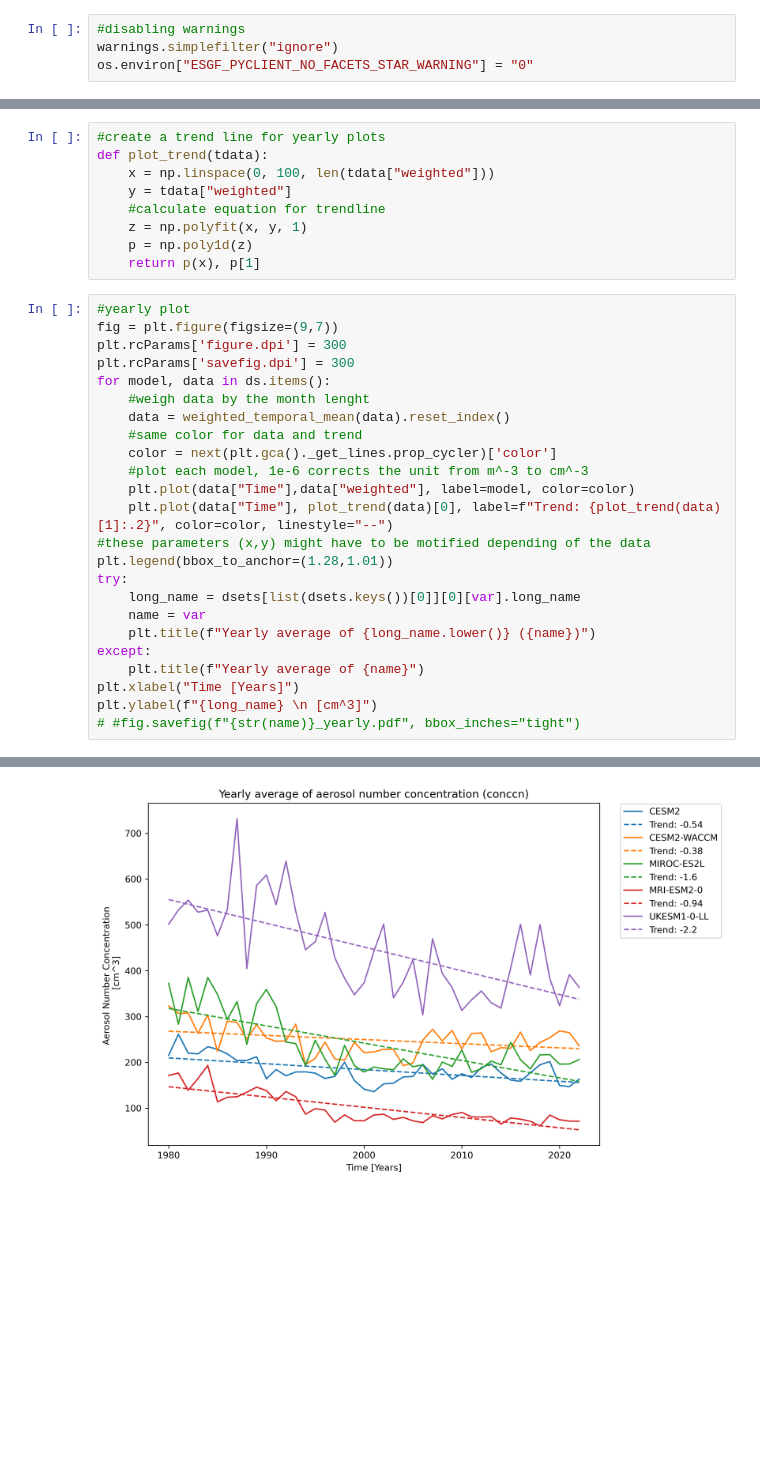
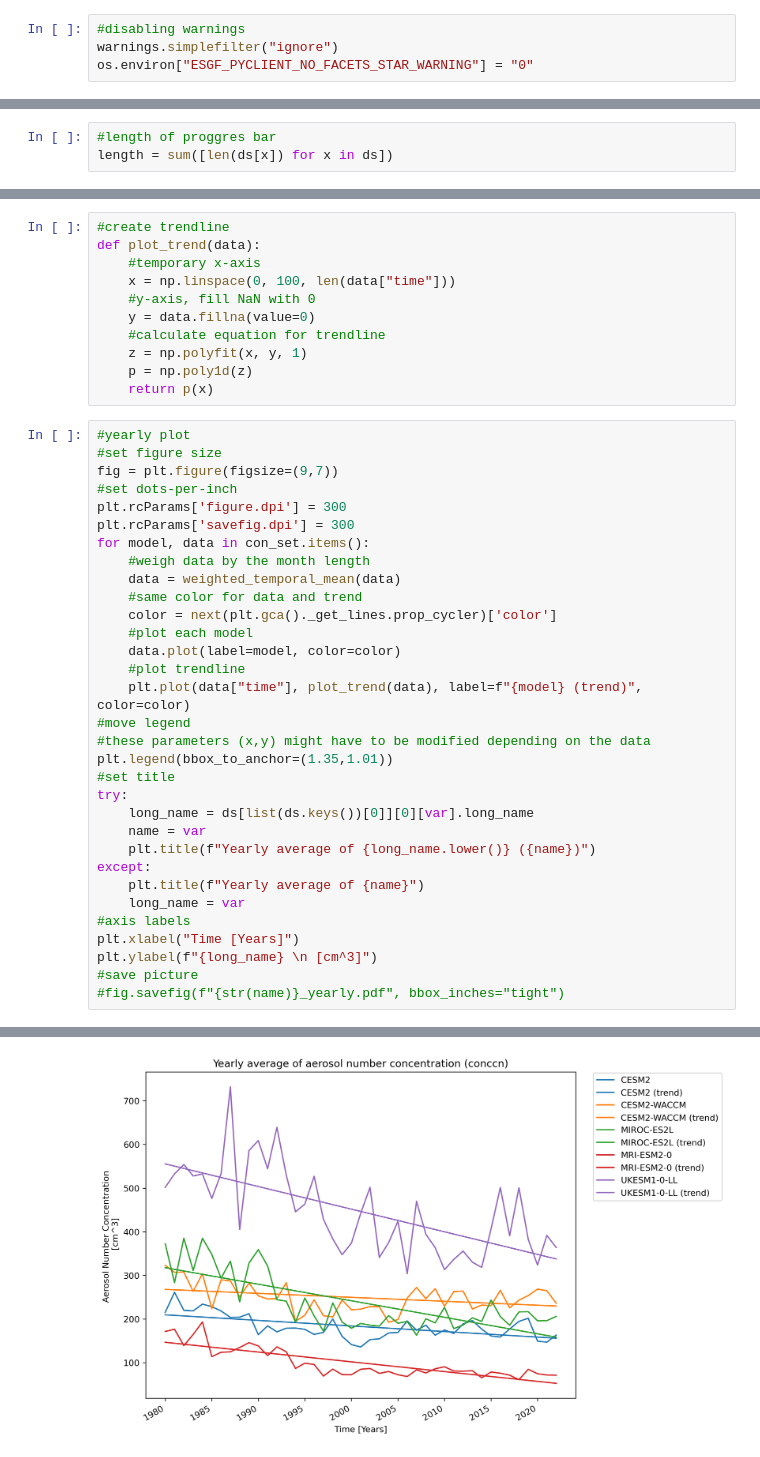
Before and after one commit to DeatNu/ClimComp_FMI, a Jupyter notebook: AER_plot.ipynb, the cells around one changed output, grey strips where cells are left out. Saved outputs shown, nothing was run; the diff lists cells and outputs as text; blank space fills up the shorter version.

```diff
--- a/AER_plot.ipynb
+++ b/AER_plot.ipynb
@@ -165 +166,4 @@ dsets, length = to_dset(file_dict, model_dict)
+# %%
+#length of proggres bar
+length = sum([len(ds[x]) for x in ds])
 # %%
@@ -276,36 +335,46 @@ def weighted_temporal_mean(ds):
 # %%
-#create a trend line for yearly plots
-def plot_trend(tdata):
-    x = np.linspace(0, 100, len(tdata["weighted"]))
-    y = tdata["weighted"]
+#create trendline
+def plot_trend(data):
+    #temporary x-axis
+    x = np.linspace(0, 100, len(data["time"]))
+    #y-axis, fill NaN with 0
+    y = data.fillna(value=0)
     #calculate equation for trendline
     z = np.polyfit(x, y, 1)
     p = np.poly1d(z)
-    return p(x), p[1]
+    return p(x)
 # %%
 #yearly plot
+#set figure size
 fig = plt.figure(figsize=(9,7))
+#set dots-per-inch
 plt.rcParams['figure.dpi'] = 300
 plt.rcParams['savefig.dpi'] = 300
-for model, data in ds.items():
-    #weigh data by the month lenght
-    data = weighted_temporal_mean(data).reset_index()
+for model, data in con_set.items():
+    #weigh data by the month length
+    data = weighted_temporal_mean(data)
     #same color for data and trend
     color = next(plt.gca()._get_lines.prop_cycler)['color']
-    #plot each model, 1e-6 corrects the unit from m^-3 to cm^-3
-    plt.plot(data["Time"],data["weighted"], label=model, color=color)
-    plt.plot(data["Time"], plot_trend(data)[0], label=f"Trend: {plot_trend(data)[1]:.2}", color=color, linestyle="--")
-#these parameters (x,y) might have to be motified depending of the data
-plt.legend(bbox_to_anchor=(1.28,1.01))
+    #plot each model
+    data.plot(label=model, color=color)
+    #plot trendline
+    plt.plot(data["time"], plot_trend(data), label=f"{model} (trend)", color=color)
+#move legend
+#these parameters (x,y) might have to be modified depending on the data
+plt.legend(bbox_to_anchor=(1.35,1.01))
+#set title
 try:
-    long_name = dsets[list(dsets.keys())[0]][0][var].long_name
+    long_name = ds[list(ds.keys())[0]][0][var].long_name
     name = var
     plt.title(f"Yearly average of {long_name.lower()} ({name})")
 except:
     plt.title(f"Yearly average of {name}")
+    long_name = var
+#axis labels
 plt.xlabel("Time [Years]")
 plt.ylabel(f"{long_name} \n [cm^3]")
-# #fig.savefig(f"{str(name)}_yearly.pdf", bbox_inches="tight")
+#save picture
+#fig.savefig(f"{str(name)}_yearly.pdf", bbox_inches="tight")
 # %% [output]
 Text(0, 0.5, 'Aerosol Number Concentration \n [cm^3]')
-[figure, old version]
+[figure, new version]
```
Also changed, not shown: parts of 12 cells of this notebook.
